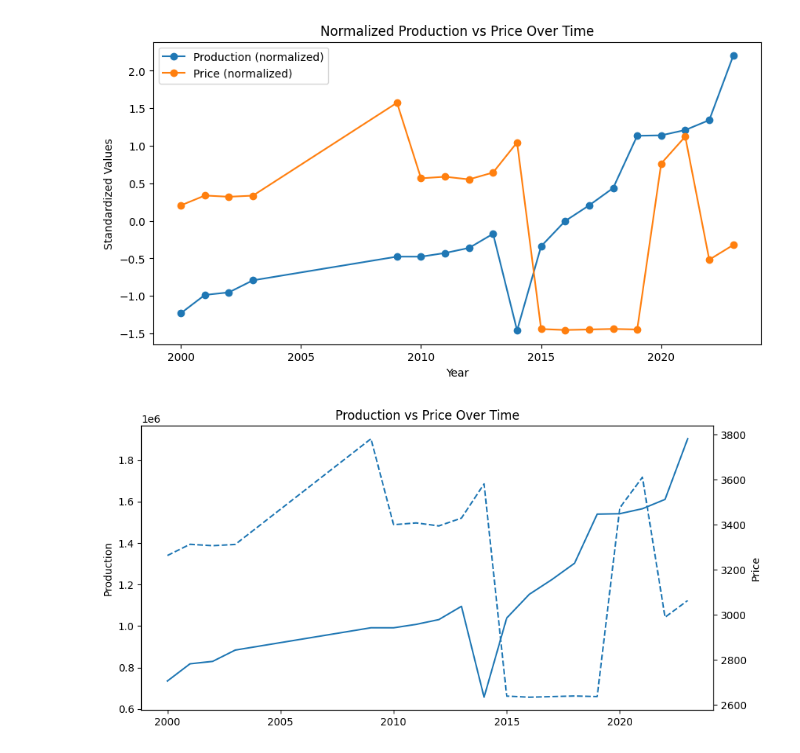
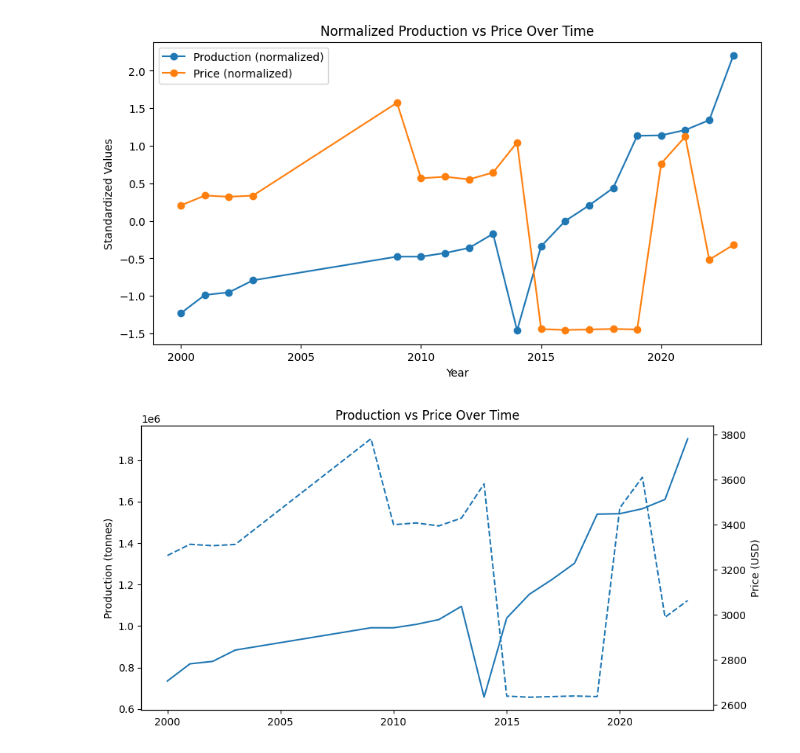
Before and after one commit to cankurt-netizen/DSA210-PROJECT, a Jupyter notebook: H_testing/H4.ipynb, the cells around one changed output. Saved outputs shown, nothing was run; the diff lists cells and outputs as text; code cells hidden in the pictures.

```diff
--- a/H_testing/H4.ipynb
+++ b/H_testing/H4.ipynb
@@ -199,17 +199,17 @@ plt.show()
 # %%
 fig, ax1 = plt.subplots(figsize=(10,5))
 
 # Plot production on the first axis
 ax1.plot(df_merged["Year"], df_merged["Production"], label="Production")
-ax1.set_ylabel("Production")
+ax1.set_ylabel("Production (tonnes)")
 
 # Plot price on the second axis
 ax2 = ax1.twinx()
 ax2.plot(df_merged["Year"], df_merged["Price_USD"], linestyle="--", label="Price (USD)")
-ax2.set_ylabel("Price")
+ax2.set_ylabel("Price (USD)")
 
 plt.title("Production vs Price Over Time")
 
 plt.show()
 # %% [output]
-[figure, old version]
+[figure, new version]
```
Also changed, not shown: parts of 3 cells of this notebook.
